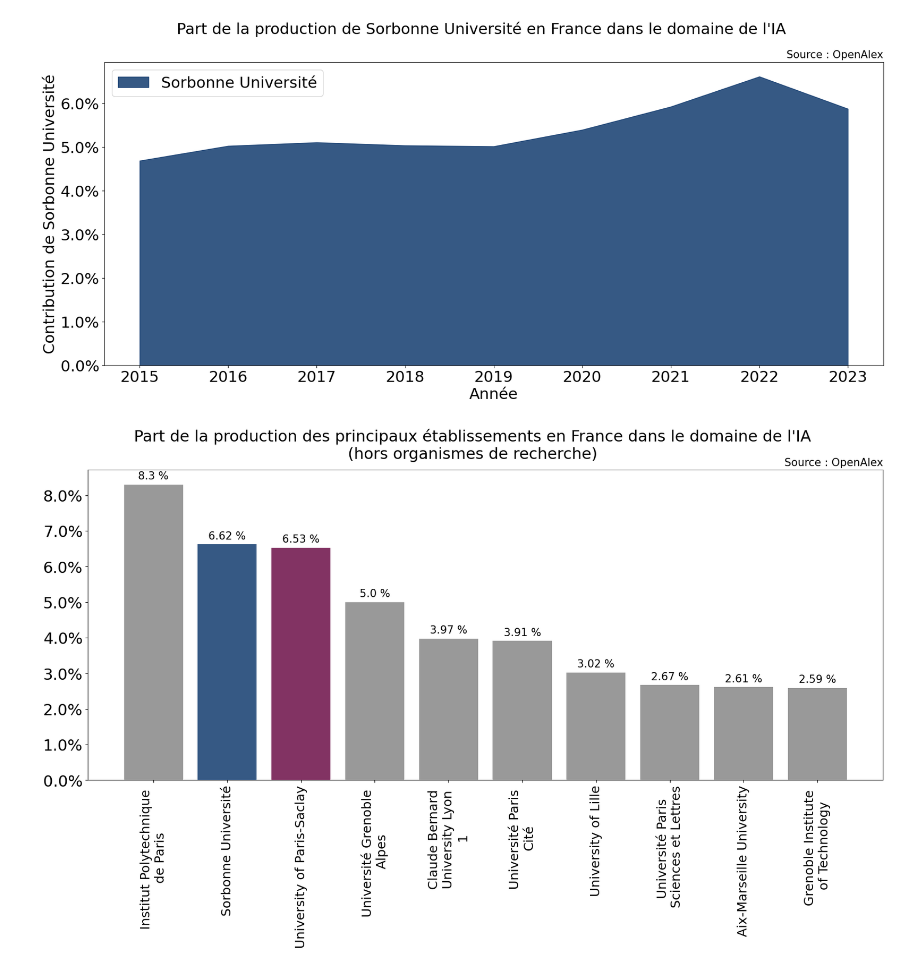
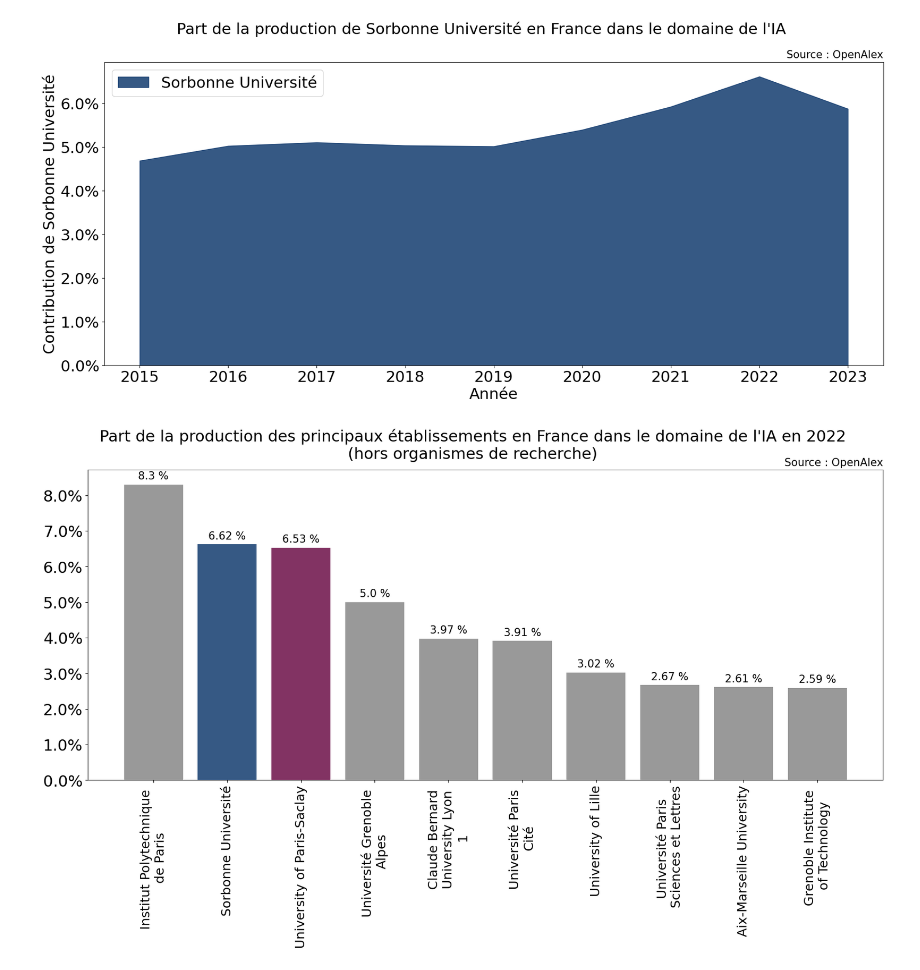
Before and after one commit to dataesr/ia-tracker, a Jupyter notebook: notebooks/OpenAlex.ipynb, the cells around one changed output. Saved outputs shown, nothing was run; the diff lists cells and outputs as text; code cells hidden in the pictures.

```diff
--- a/notebooks/OpenAlex.ipynb
+++ b/notebooks/OpenAlex.ipynb
@@ -101,17 +101,17 @@ for ix, t in enumerate(top_etab):
 # %%
 fig, ax = plt.subplots(figsize=(20,8), dpi=100)
 
 colors = ['grey']*TOP
 colors[1] = '#042f66'
 colors[2] = '#63003C'
 ax.bar(top_etab_filtered, top_shares_filtered,
        alpha=0.8, color=colors
       )
-plt.suptitle(f"Part de la production des principaux établissements en France dans le domaine de l'IA\n(hors organismes de recherche)")
+plt.suptitle(f"Part de la production des principaux établissements en France dans le domaine de l'IA en 2022\n(hors organismes de recherche)")
 plt.title('Source : OpenAlex', size=15, loc='right')
 ax.yaxis.set_major_formatter(mtick.PercentFormatter())
 ax.set_xticklabels(top_etab_filtered, rotation='vertical', fontsize=SMALL_SIZE)
 for i in range(len(top_etab_filtered)):
     plt.text(i, top_shares_filtered[i]+0.15, str(top_shares_filtered[i])+' %', ha = 'center', fontsize=15)
 # %% [output]
-[figure, old version]
+[figure, new version]
```
